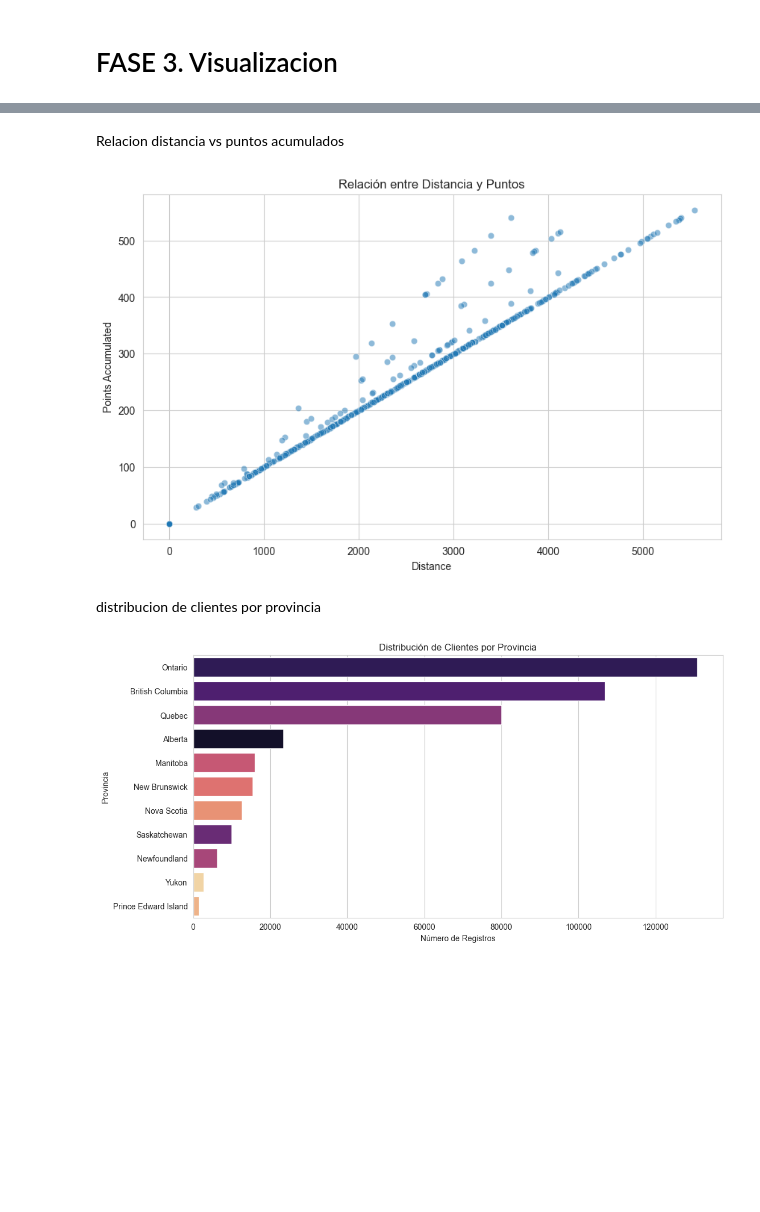
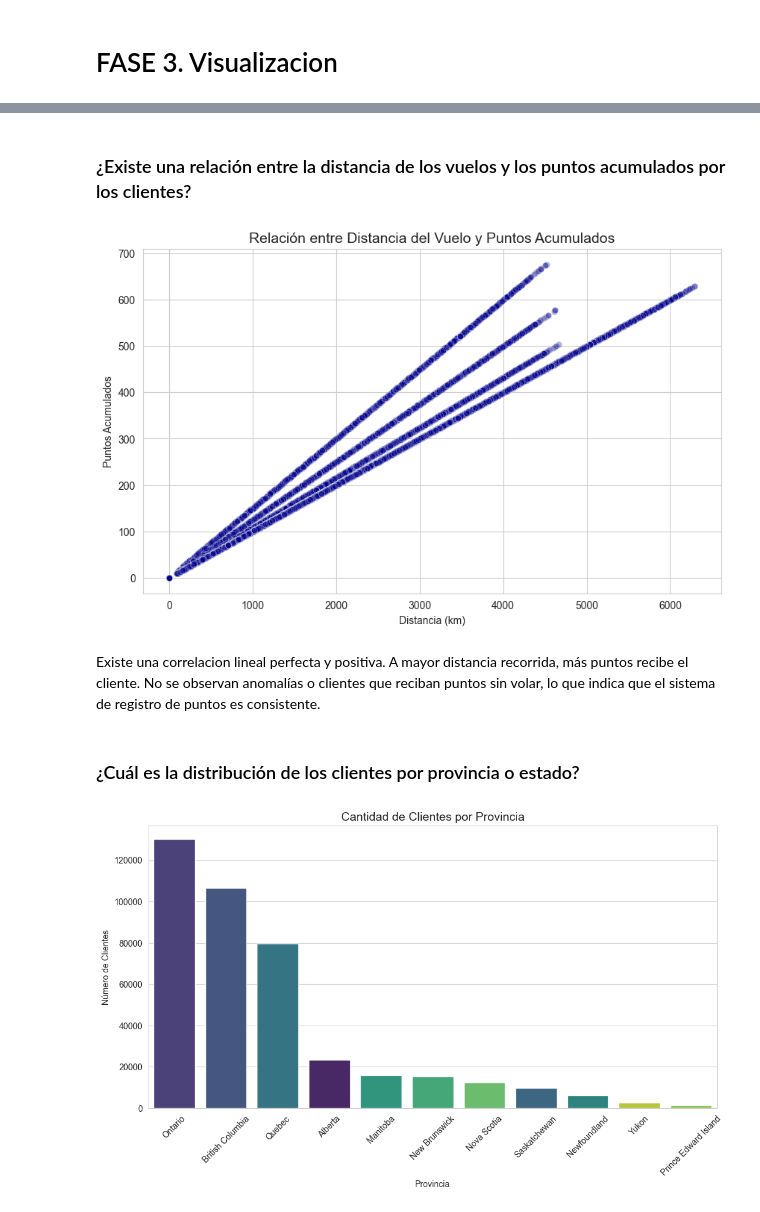
Before and after one commit to Adalab/bda-modulo-3-evaluacion-final-TamDb22, a Jupyter notebook: evaluacion3_Tamara.ipynb, the cells around one changed output, grey strips where cells are left out. Cells and saved outputs as stored; diff of their text form; code cells hidden in the pictures; blank space fills up the shorter version.

```diff
--- a/evaluacion3_Tamara.ipynb
+++ b/evaluacion3_Tamara.ipynb
@@ -500,32 +497,28 @@ plt.show()
 # %% [markdown]
-Relacion distancia vs puntos acumulados
+### ¿Existe una relación entre la distancia de los vuelos y los puntos acumulados por los clientes?
 # %%
 plt.figure(figsize=(10, 6))
-sns.scatterplot(data=df_merged.sample(1000), x='Distance', y='Points Accumulated', alpha=0.5)
-plt.title('Relación entre Distancia y Puntos')
+sns.scatterplot(data=df_merged, x='distance', y='points_accumulated', alpha=0.3, color='darkblue')
+plt.title('Relación entre Distancia del Vuelo y Puntos Acumulados', fontsize=14)
+plt.xlabel('Distancia (km)')
+plt.ylabel('Puntos Acumulados')
 plt.show()
 # %% [output]
-[figure, old version]
+[figure, new version]
+# %% [markdown]
+Existe una correlacion lineal perfecta y positiva. A mayor distancia recorrida, más puntos recibe el cliente. No se observan anomalías o clientes que reciban puntos sin volar, lo que indica que el sistema de registro de puntos es consistente.
 # %% [markdown]
-distribucion de clientes por provincia
+### ¿Cuál es la distribución de los clientes por provincia o estado?
 # %%
 plt.figure(figsize=(12, 6))
+# Ordenamos las provincias por cantidad de clientes de mayor a menor
+provincia_order = df_merged['province'].value_counts().index
 
-# Obtenemos el orden de las provincias por conteo de registros
-order = df_merged['Province'].value_counts().index
-
-sns.countplot(
-    data=df_merged,
-    y='Province',
-    order=order,
-    hue='Province',
-    palette='magma',
-    legend=False
-)
-
-plt.title('Distribución de Clientes por Provincia')
-plt.xlabel('Número de Registros')
-plt.ylabel('Provincia')
+sns.countplot(data=df_merged, x='province', hue='province', order=provincia_order, palette='viridis', legend=False)
+plt.title('Cantidad de Clientes por Provincia', fontsize=14)
+plt.xlabel('Provincia')
+plt.ylabel('Número de Clientes')
+plt.xticks(rotation=45)
 plt.show()
 # %% [output]
-[figure, old version]
+[figure, new version]
```
Also changed, not shown: parts of 17 cells of this notebook.
